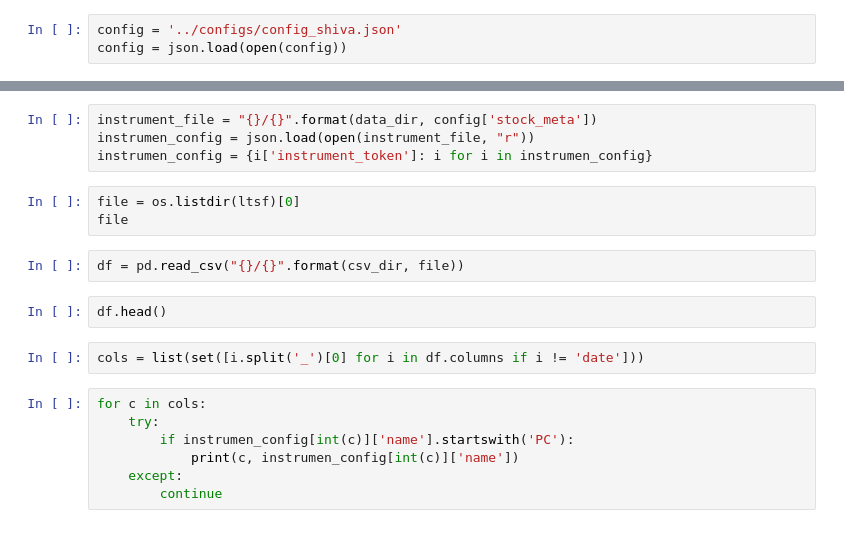
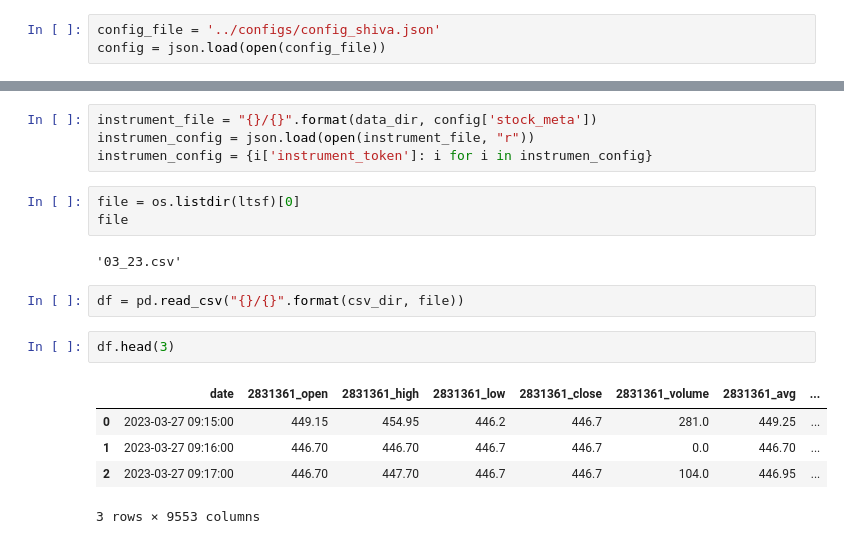
Before and after one commit to akashanand93/maestro, a Jupyter notebook: datagen/data_view.ipynb, the cells around one changed output, grey strips where cells are left out. Saved outputs shown, nothing was run; the diff lists cells and outputs as text.

```diff
--- a/datagen/data_view.ipynb
+++ b/datagen/data_view.ipynb
@@ -10,6 +17,6 @@ import matplotlib.pyplot as plt
 # %%
-config = '../configs/config_shiva.json'
-config = json.load(open(config))
+config_file = '../configs/config_shiva.json'
+config = json.load(open(config_file))
 # %%
 data_dir = config['data_dir']
 raw_dir = "{}/{}".format(data_dir, config['raw_data_dir'])
@@ -22,16 +29,15 @@ instrumen_config = {i['instrument_token']: i for i in instrumen_config}
 # %%
 file = os.listdir(ltsf)[0]
 file
+# %% [output]
+'03_23.csv'
 # %%
 df = pd.read_csv("{}/{}".format(csv_dir, file))
 # %%
-df.head()
+df.head(3)
+# %% [output]
+|  | date | 2831361_open | 2831361_high | 2831361_low | 2831361_close | 2831361_volume | 2831361_avg | ... |
+| 0 | 2023-03-27 09:15:00 | 449.15 | 454.95 | 446.2 | 446.7 | 281.0 | 449.25 | ... |
+| 1 | 2023-03-27 09:16:00 | 446.70 | 446.70 | 446.7 | 446.7 | 0.0 | 446.70 | ... |
+| 2 | 2023-03-27 09:17:00 | 446.70 | 447.70 | 446.7 | 446.7 | 104.0 | 446.95 | ... |
+3 rows × 9553 columns
-# %%
-cols = list(set([i.split('_')[0] for i in df.columns if i != 'date']))
-# %%
-for c in cols:
-    try:
-        if instrumen_config[int(c)]['name'].startswith('PC'):
-            print(c, instrumen_config[int(c)]['name'])
-    except:
-        continue
```
Also changed, not shown: parts of 9 cells of this notebook, 2 other files.
